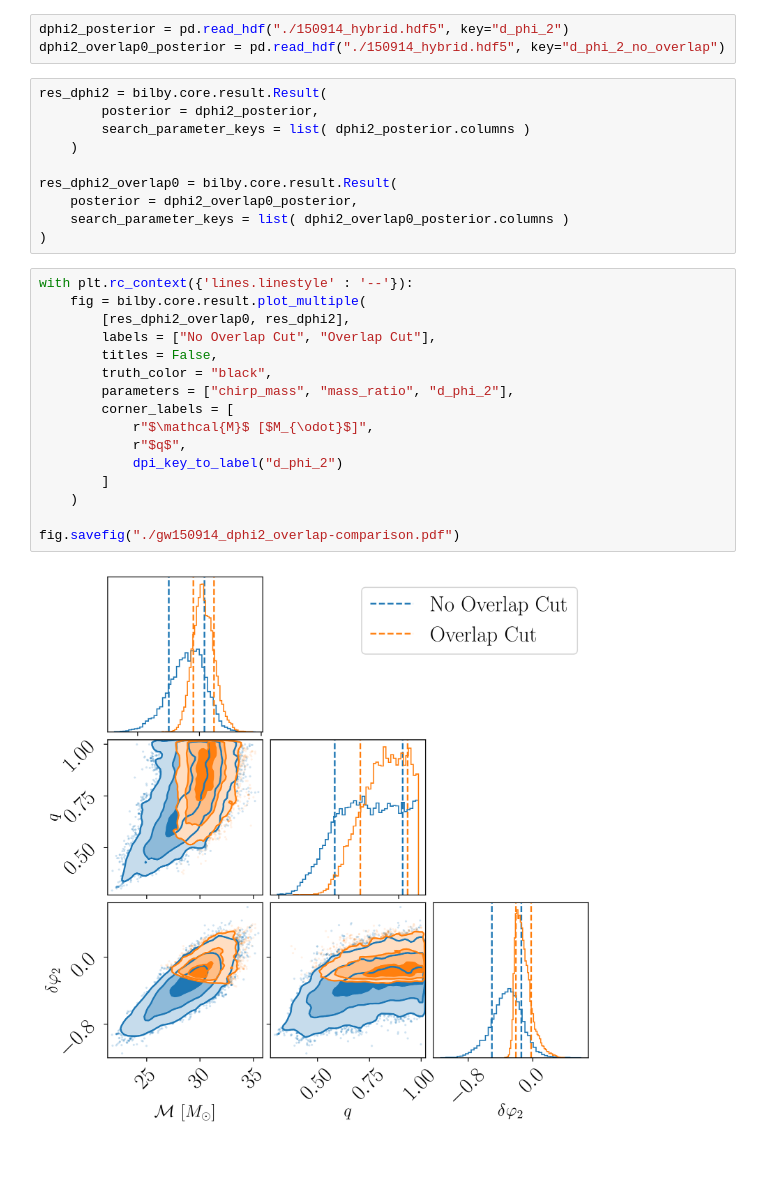
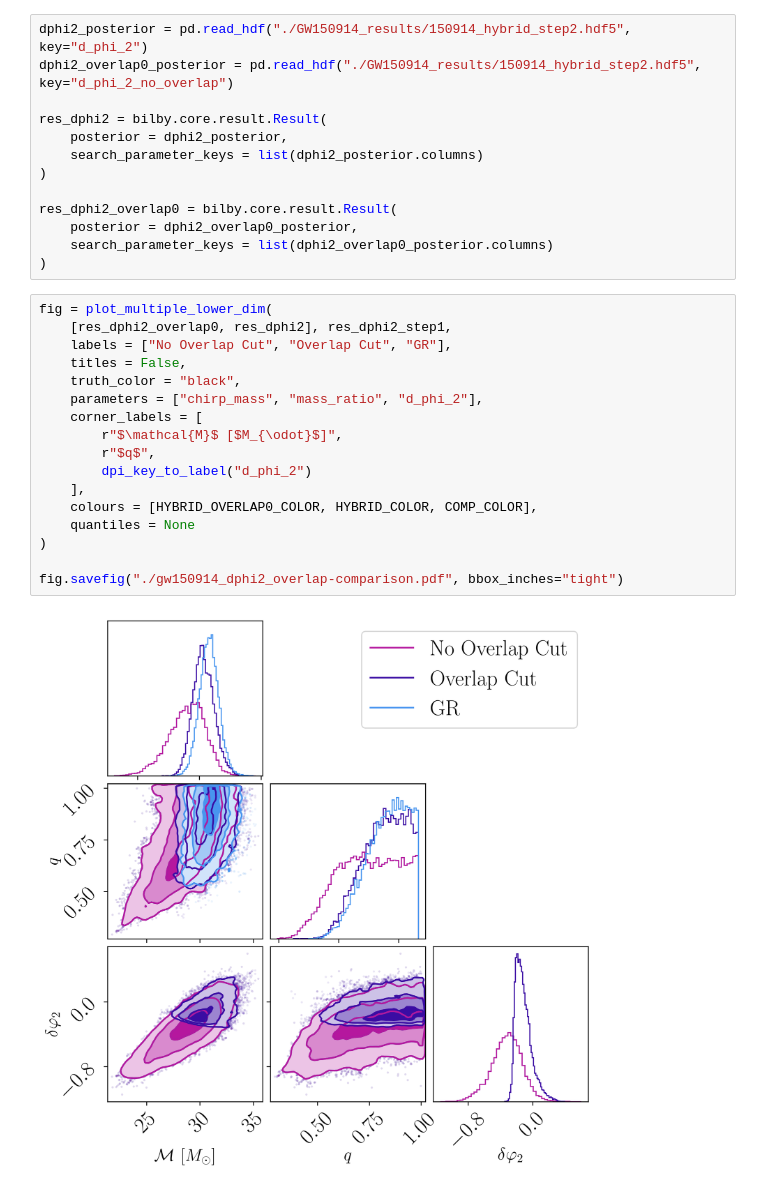
Before and after one commit to noahewolfe/tgr-hybrid-sampling, a Jupyter notebook: gw150914.ipynb, the cells around one changed output. Saved outputs shown, nothing was run; the diff lists cells and outputs as text; blank space fills up the shorter version.

Commit message:
Near-final plots for GW150914

```diff
--- a/gw150914.ipynb
+++ b/gw150914.ipynb
@@ -18,31 +93,32 @@ plt.style.use("./tgr-hybrid-sampling.mplstyle")
 # %%
-dphi2_posterior = pd.read_hdf("./150914_hybrid.hdf5", key="d_phi_2")
-dphi2_overlap0_posterior = pd.read_hdf("./150914_hybrid.hdf5", key="d_phi_2_no_overlap")
+dphi2_posterior = pd.read_hdf("./GW150914_results/150914_hybrid_step2.hdf5", key="d_phi_2")
+dphi2_overlap0_posterior = pd.read_hdf("./GW150914_results/150914_hybrid_step2.hdf5", key="d_phi_2_no_overlap")
+
+res_dphi2 = bilby.core.result.Result(
+    posterior = dphi2_posterior,
+    search_parameter_keys = list(dphi2_posterior.columns)
+)
+
+res_dphi2_overlap0 = bilby.core.result.Result(
+    posterior = dphi2_overlap0_posterior,
+    search_parameter_keys = list(dphi2_overlap0_posterior.columns)
+)
-# %%
-res_dphi2 = bilby.core.result.Result(
-        posterior = dphi2_posterior,
-        search_parameter_keys = list( dphi2_posterior.columns )
-    )
-
-res_dphi2_overlap0 = bilby.core.result.Result(
-    posterior = dphi2_overlap0_posterior,
-    search_parameter_keys = list( dphi2_overlap0_posterior.columns )
-)
 # %%
-with plt.rc_context({'lines.linestyle' : '--'}):
-    fig = bilby.core.result.plot_multiple(
-        [res_dphi2_overlap0, res_dphi2],
-        labels = ["No Overlap Cut", "Overlap Cut"],
-        titles = False,
-        truth_color = "black",
-        parameters = ["chirp_mass", "mass_ratio", "d_phi_2"],
-        corner_labels = [
-            r"$\mathcal{M}$ [$M_{\odot}$]",
-            r"$q$",
-            dpi_key_to_label("d_phi_2")
-        ]
-    )
+fig = plot_multiple_lower_dim(
+    [res_dphi2_overlap0, res_dphi2], res_dphi2_step1,
+    labels = ["No Overlap Cut", "Overlap Cut", "GR"],
+    titles = False,
+    truth_color = "black",
+    parameters = ["chirp_mass", "mass_ratio", "d_phi_2"],
+    corner_labels = [
+        r"$\mathcal{M}$ [$M_{\odot}$]",
+        r"$q$",
+        dpi_key_to_label("d_phi_2")
+    ],
+    colours = [HYBRID_OVERLAP0_COLOR, HYBRID_COLOR, COMP_COLOR],
+    quantiles = None
+)
 
-fig.savefig("./gw150914_dphi2_overlap-comparison.pdf")
+fig.savefig("./gw150914_dphi2_overlap-comparison.pdf", bbox_inches="tight")
 # %% [output]
-[figure, old version]
+[figure, new version]
```
Also changed, not shown: parts of 18 cells of this notebook, 8 other files.
